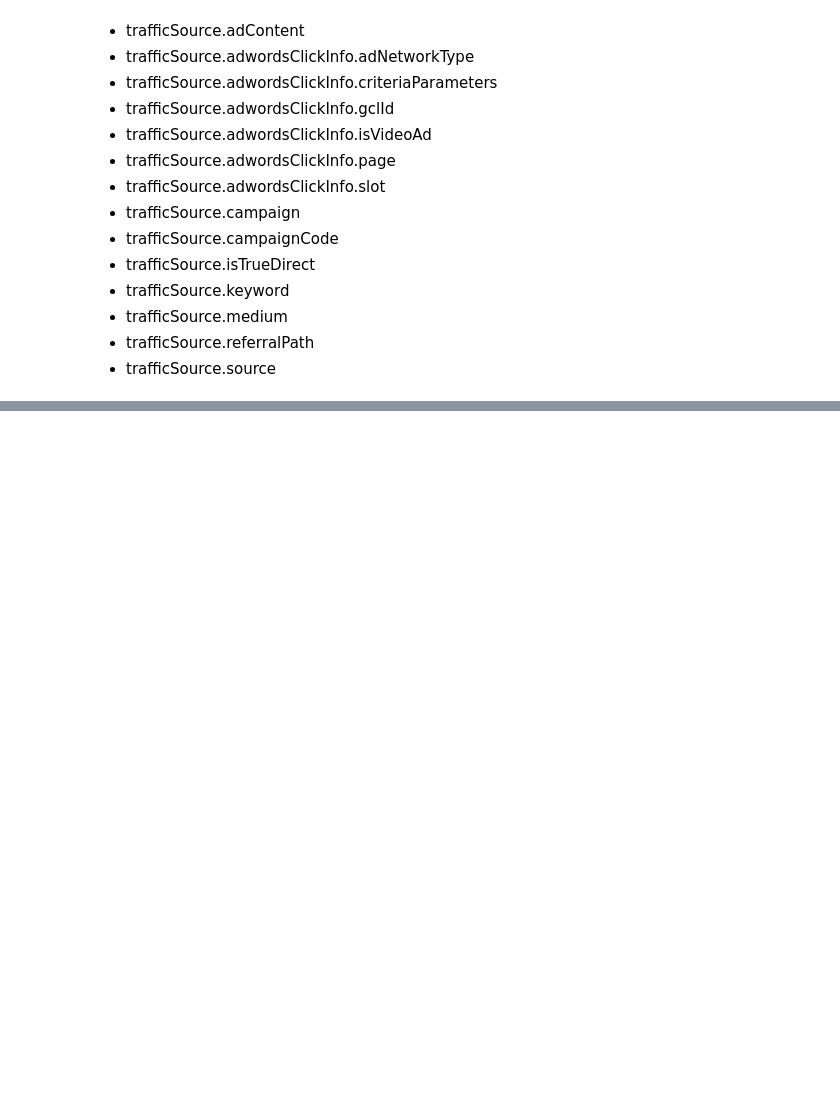
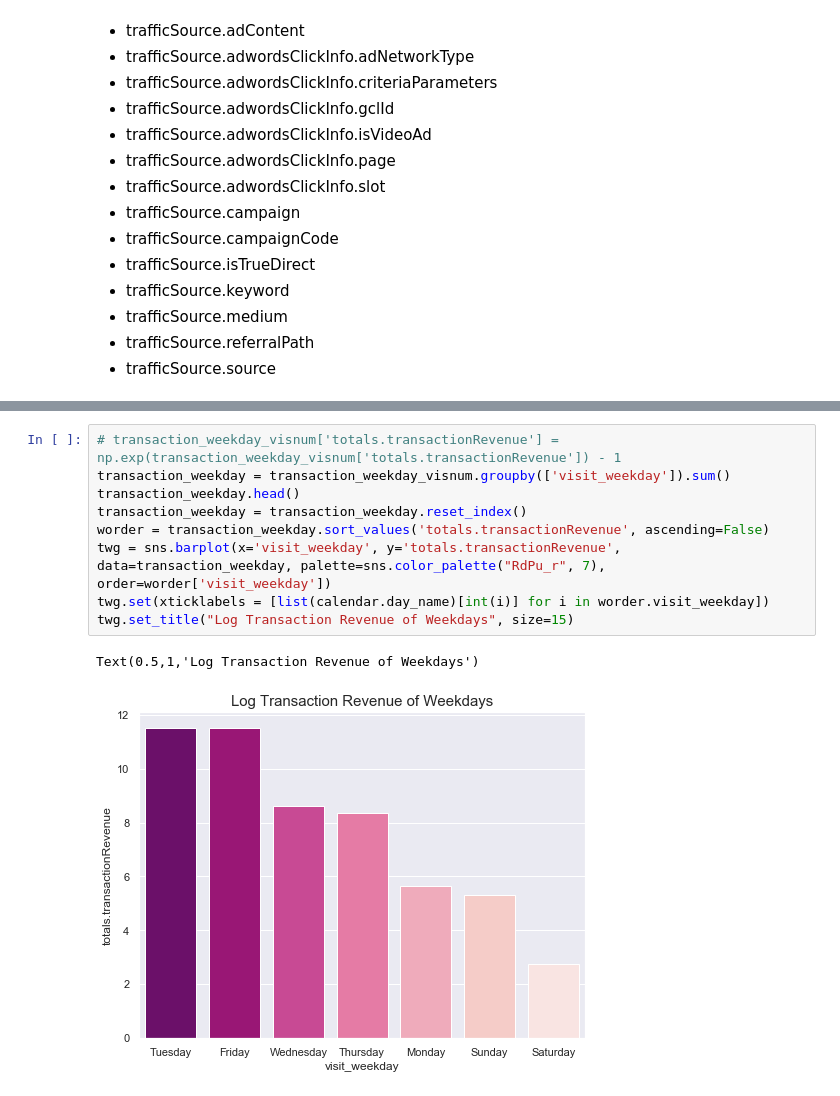
Before and after one commit to elicassion/Google-Analytics-Customer-Revenue-Prediction, a Jupyter notebook: Pipeline.ipynb, the cells around one changed output, grey strips where cells are left out. Saved outputs shown, nothing was run; the diff lists cells and outputs as text; blank space fills up the shorter version.

```diff
--- a/Pipeline.ipynb
+++ b/Pipeline.ipynb
@@ -225,0 +550,12 @@ Therefore, they can be totally removed from the dataset.
+# %%
+# transaction_weekday_visnum['totals.transactionRevenue'] = np.exp(transaction_weekday_visnum['totals.transactionRevenue']) - 1
+transaction_weekday = transaction_weekday_visnum.groupby(['visit_weekday']).sum()
+transaction_weekday.head()
+transaction_weekday = transaction_weekday.reset_index()
+worder = transaction_weekday.sort_values('totals.transactionRevenue', ascending=False)
+twg = sns.barplot(x='visit_weekday', y='totals.transactionRevenue', data=transaction_weekday, palette=sns.color_palette("RdPu_r", 7), order=worder['visit_weekday'])
+twg.set(xticklabels = [list(calendar.day_name)[int(i)] for i in worder.visit_weekday])
+twg.set_title("Log Transaction Revenue of Weekdays", size=15)
+# %% [output]
+Text(0.5,1,'Log Transaction Revenue of Weekdays')
+[figure, added]
```
Also changed, not shown: parts of 47 cells of this notebook, 1 other file.
